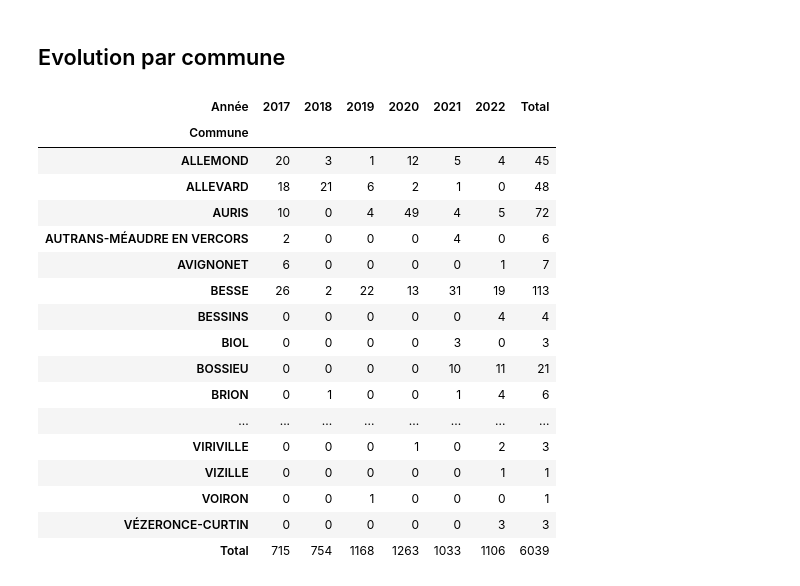
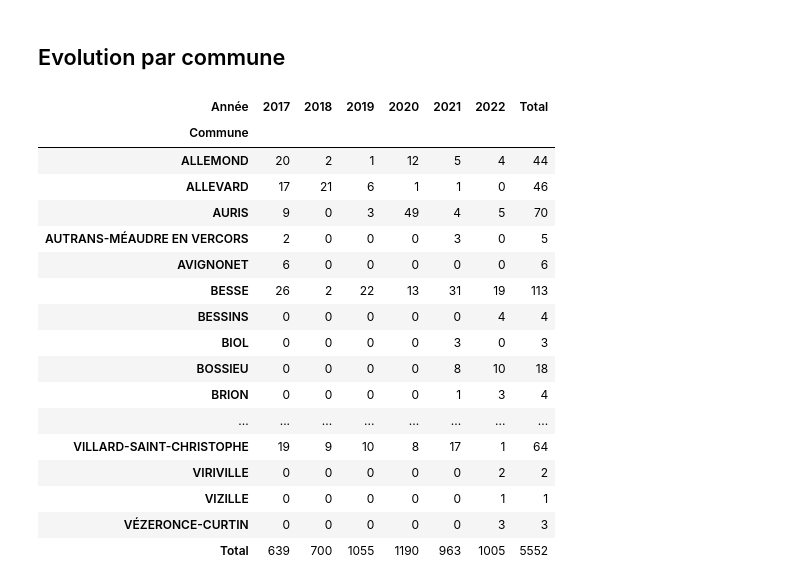
Before and after one commit to dthonon/pna_loup_suivi, a Jupyter notebook: notebook/Analyse-38.ipynb, the cells around one changed output. Saved outputs shown, nothing was run; the diff lists cells and outputs as text; code cells hidden in the pictures.

```diff
--- a/notebook/Analyse-38.ipynb
+++ b/notebook/Analyse-38.ipynb
@@ -184,33 +185,33 @@ par_secteur
 ## Evolution par commune
 # %%
 par_commune = pd.pivot_table(
-    constats,
+    constats_o,
     values="Victimes constatées",
     index="Commune",
     columns="Année",
     aggfunc=np.sum,
     fill_value=0,
     margins=True,
     margins_name="Total"
 )
 pd.set_option('display.max_rows', 500)
 par_commune
 # %% [output]
 | Année | 2017 | 2018 | 2019 | 2020 | 2021 | 2022 | Total |
 | Commune |  |  |  |  |  |  |  |
-| ALLEMOND | 20 | 3 | 1 | 12 | 5 | 4 | 45 |
-| ALLEVARD | 18 | 21 | 6 | 2 | 1 | 0 | 48 |
-| AURIS | 10 | 0 | 4 | 49 | 4 | 5 | 72 |
-| AUTRANS-MÉAUDRE EN VERCORS | 2 | 0 | 0 | 0 | 4 | 0 | 6 |
-| AVIGNONET | 6 | 0 | 0 | 0 | 0 | 1 | 7 |
+| ALLEMOND | 20 | 2 | 1 | 12 | 5 | 4 | 44 |
+| ALLEVARD | 17 | 21 | 6 | 1 | 1 | 0 | 46 |
+| AURIS | 9 | 0 | 3 | 49 | 4 | 5 | 70 |
+| AUTRANS-MÉAUDRE EN VERCORS | 2 | 0 | 0 | 0 | 3 | 0 | 5 |
+| AVIGNONET | 6 | 0 | 0 | 0 | 0 | 0 | 6 |
 | BESSE | 26 | 2 | 22 | 13 | 31 | 19 | 113 |
 | BESSINS | 0 | 0 | 0 | 0 | 0 | 4 | 4 |
 | BIOL | 0 | 0 | 0 | 0 | 3 | 0 | 3 |
-| BOSSIEU | 0 | 0 | 0 | 0 | 10 | 11 | 21 |
-| BRION | 0 | 1 | 0 | 0 | 1 | 4 | 6 |
+| BOSSIEU | 0 | 0 | 0 | 0 | 8 | 10 | 18 |
+| BRION | 0 | 0 | 0 | 0 | 1 | 3 | 4 |
 | ... | ... | ... | ... | ... | ... | ... | ... |
-| VIRIVILLE | 0 | 0 | 0 | 1 | 0 | 2 | 3 |
+| VILLARD-SAINT-CHRISTOPHE | 19 | 9 | 10 | 8 | 17 | 1 | 64 |
+| VIRIVILLE | 0 | 0 | 0 | 0 | 0 | 2 | 2 |
 | VIZILLE | 0 | 0 | 0 | 0 | 0 | 1 | 1 |
-| VOIRON | 0 | 0 | 1 | 0 | 0 | 0 | 1 |
 | VÉZERONCE-CURTIN | 0 | 0 | 0 | 0 | 0 | 3 | 3 |
-| Total | 715 | 754 | 1168 | 1263 | 1033 | 1106 | 6039 |
+| Total | 639 | 700 | 1055 | 1190 | 963 | 1005 | 5552 |
```
Also changed, not shown: parts of 5 cells of this notebook, 2 other files.
